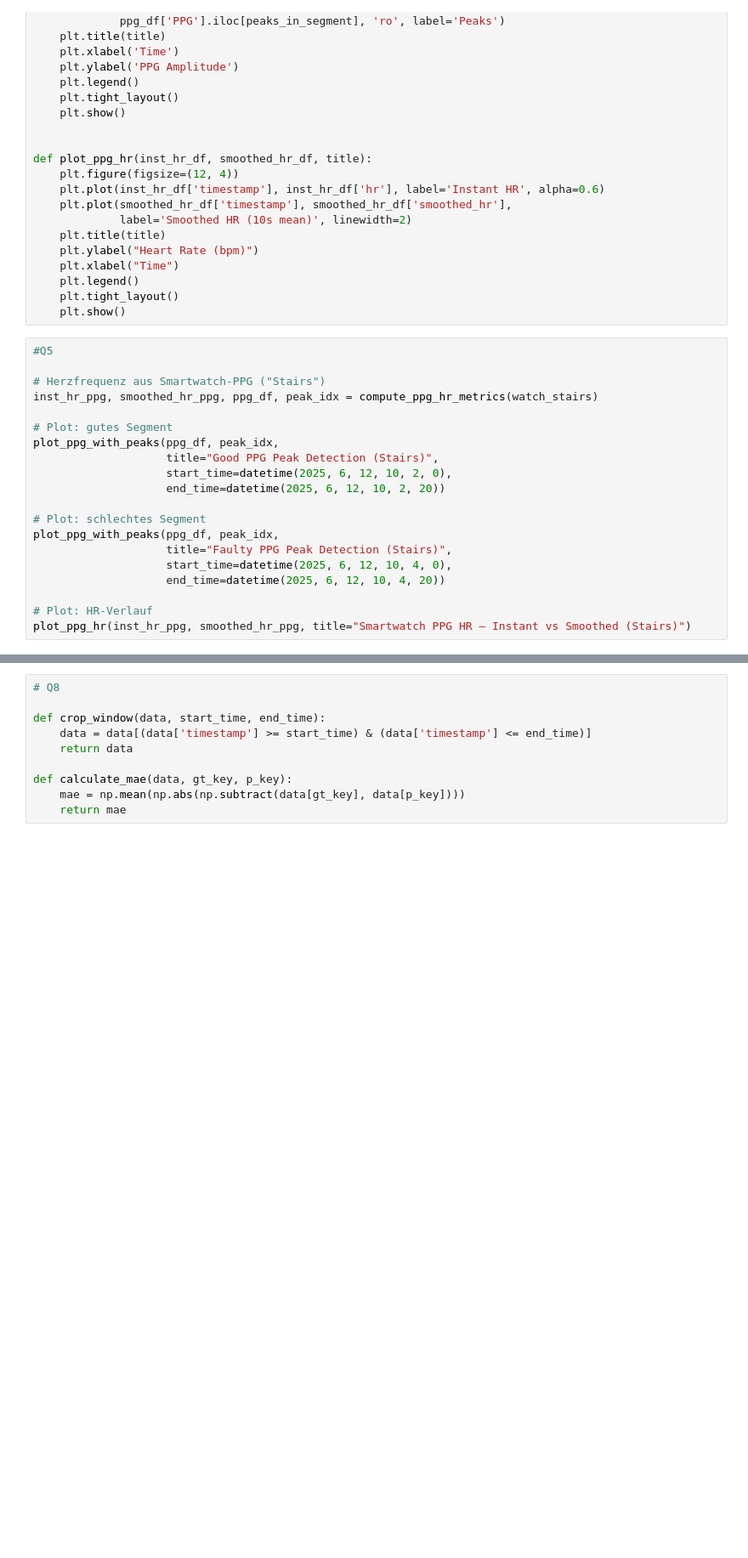
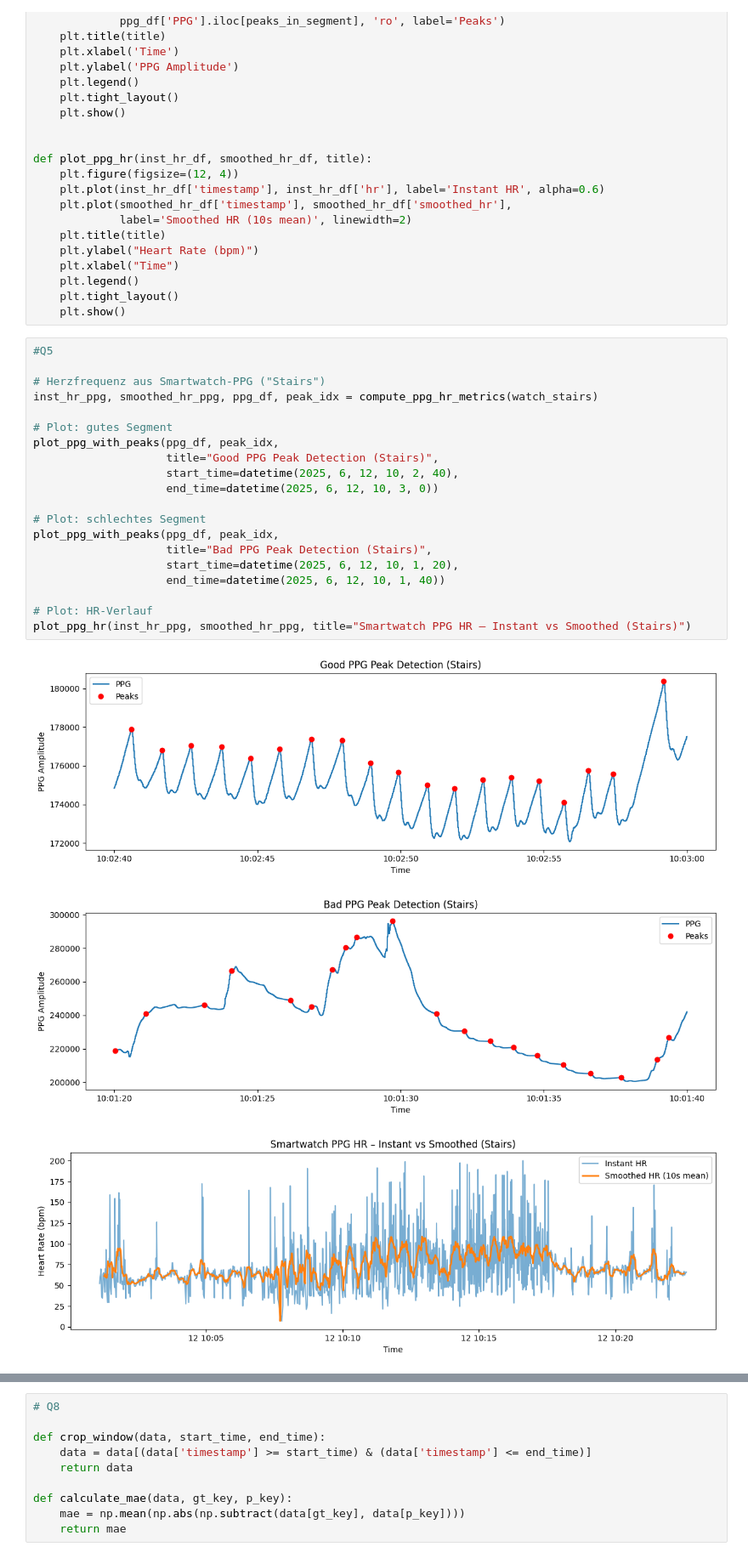
Before and after one commit to victor-42/medical_data_processing, a Jupyter notebook: assignment_3.ipynb, the cells around one changed output, grey strips where cells are left out. Shown at 85% size. Drawn from its saved outputs; the diff is of its cells as text; blank space fills up the shorter version.

```diff
--- a/assignment_3.ipynb
+++ b/assignment_3.ipynb
@@ -446,22 +470,26 @@ def plot_ppg_hr(inst_hr_df, smoothed_hr_df, title):
 # %%
 #Q5
 
 # Herzfrequenz aus Smartwatch-PPG ("Stairs")
 inst_hr_ppg, smoothed_hr_ppg, ppg_df, peak_idx = compute_ppg_hr_metrics(watch_stairs)
 
 # Plot: gutes Segment
 plot_ppg_with_peaks(ppg_df, peak_idx,
                     title="Good PPG Peak Detection (Stairs)",
-                    start_time=datetime(2025, 6, 12, 10, 2, 0),
-                    end_time=datetime(2025, 6, 12, 10, 2, 20))
+                    start_time=datetime(2025, 6, 12, 10, 2, 40),
+                    end_time=datetime(2025, 6, 12, 10, 3, 0))
 
 # Plot: schlechtes Segment
 plot_ppg_with_peaks(ppg_df, peak_idx,
-                    title="Faulty PPG Peak Detection (Stairs)",
-                    start_time=datetime(2025, 6, 12, 10, 4, 0),
-                    end_time=datetime(2025, 6, 12, 10, 4, 20))
+                    title="Bad PPG Peak Detection (Stairs)",
+                    start_time=datetime(2025, 6, 12, 10, 1, 20),
+                    end_time=datetime(2025, 6, 12, 10, 1, 40))
 
 # Plot: HR-Verlauf
 plot_ppg_hr(inst_hr_ppg, smoothed_hr_ppg, title="Smartwatch PPG HR – Instant vs Smoothed (Stairs)")
+# %% [output]
+[figure, added]
+[figure, added]
+[figure, added]
 # %%
 watch_stairs
```
Also changed, not shown: parts of 17 cells of this notebook, 4 other files.
